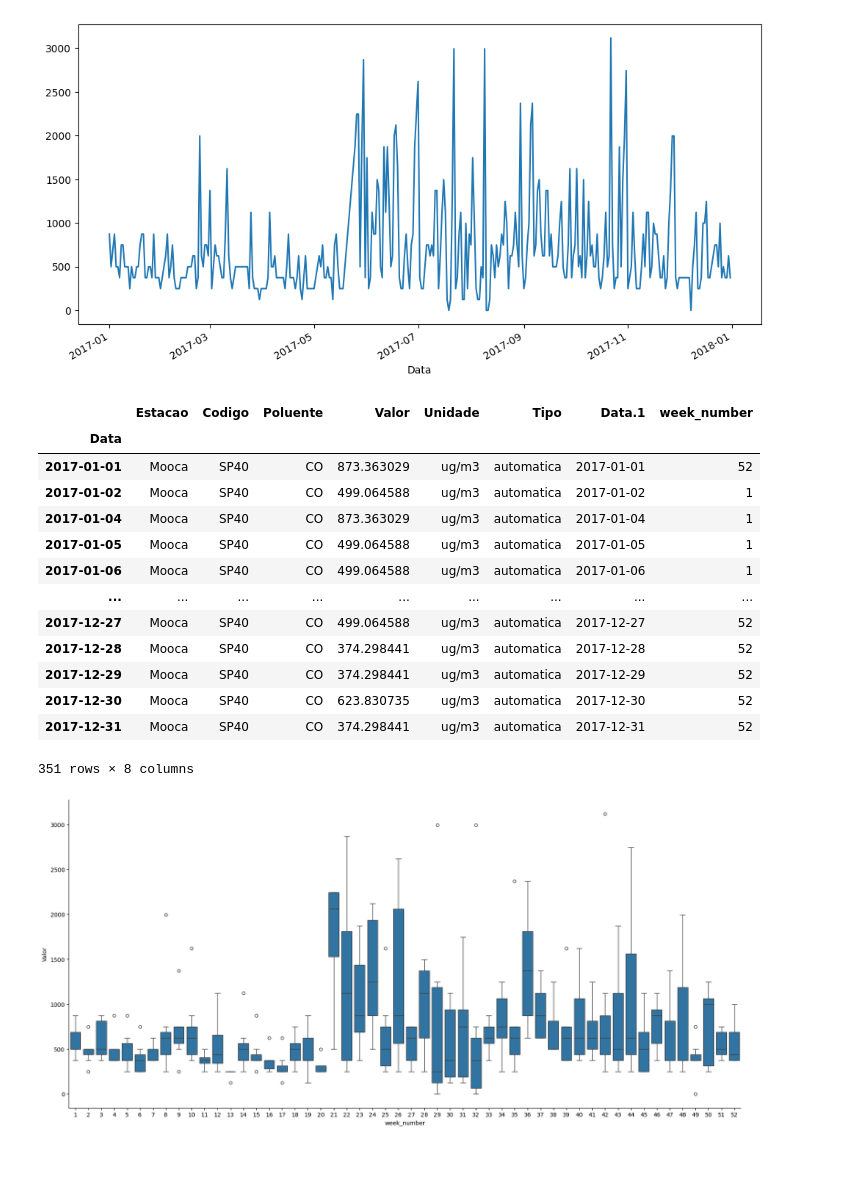
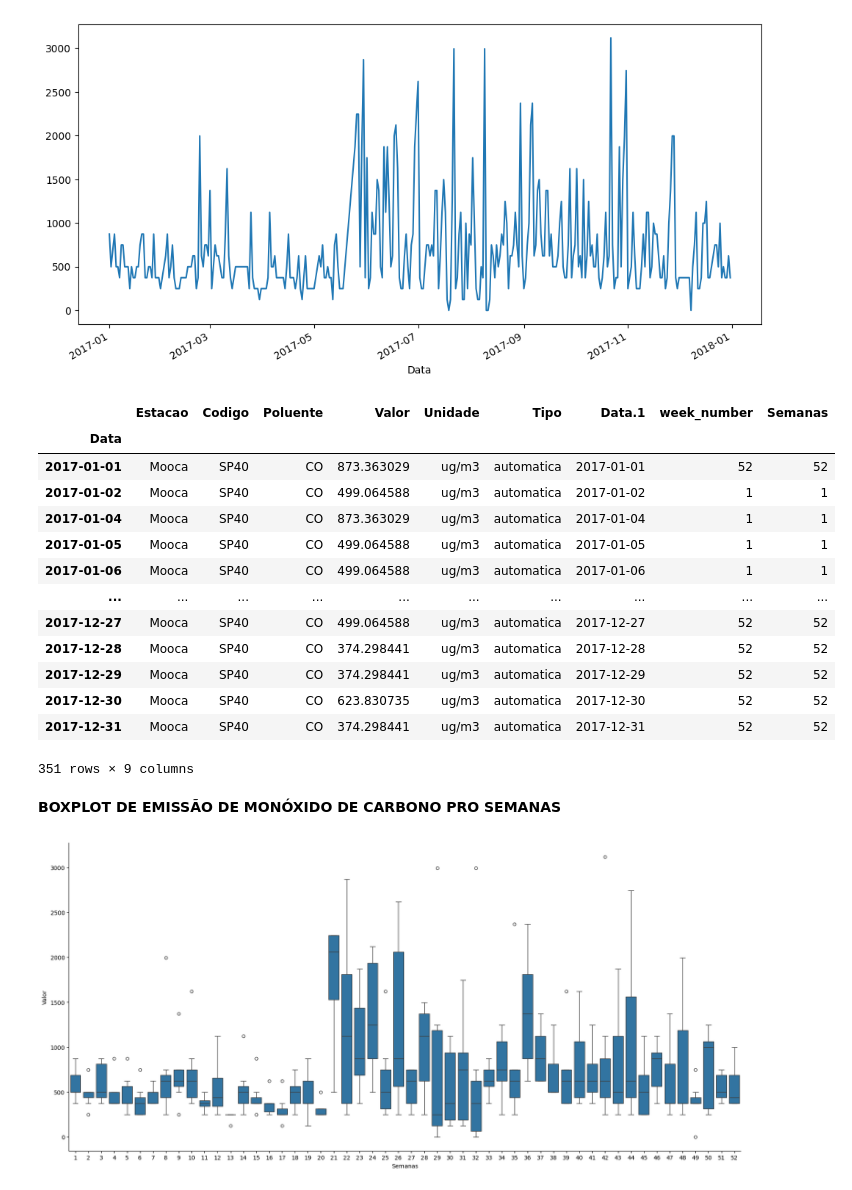
Before and after one commit to Magoji91/-Electric-power-consumption, a Jupyter notebook: Prova_Final_AD_2024.ipynb, the cells around one changed output. Drawn from its saved outputs; the diff is of its cells as text; code cells hidden in the pictures; blank space fills up the shorter version.

```diff
--- a/Prova_Final_AD_2024.ipynb
+++ b/Prova_Final_AD_2024.ipynb
@@ -80,22 +82,24 @@ df['Valor'].plot();
 [figure]
 # %%
 # extracting the week number
-df['week_number'] = pd.to_datetime(df['Data.1']).dt.isocalendar().week
+df['Semanas'] = pd.to_datetime(df['Data.1']).dt.isocalendar().week
 
 df
 # %% [output]
-|  | Estacao | Codigo | Poluente | Valor | Unidade | Tipo | Data.1 | week_number |
-| Data |  |  |  |  |  |  |  |  |
-| 2017-01-01 | Mooca | SP40 | CO | 873.363029 | ug/m3 | automatica | 2017-01-01 | 52 |
-| 2017-01-02 | Mooca | SP40 | CO | 499.064588 | ug/m3 | automatica | 2017-01-02 | 1 |
-| 2017-01-04 | Mooca | SP40 | CO | 873.363029 | ug/m3 | automatica | 2017-01-04 | 1 |
-| 2017-01-05 | Mooca | SP40 | CO | 499.064588 | ug/m3 | automatica | 2017-01-05 | 1 |
-| 2017-01-06 | Mooca | SP40 | CO | 499.064588 | ug/m3 | automatica | 2017-01-06 | 1 |
-| ... | ... | ... | ... | ... | ... | ... | ... | ... |
-| 2017-12-27 | Mooca | SP40 | CO | 499.064588 | ug/m3 | automatica | 2017-12-27 | 52 |
-| 2017-12-28 | Mooca | SP40 | CO | 374.298441 | ug/m3 | automatica | 2017-12-28 | 52 |
-| 2017-12-29 | Mooca | SP40 | CO | 374.298441 | ug/m3 | automatica | 2017-12-29 | 52 |
-| 2017-12-30 | Mooca | SP40 | CO | 623.830735 | ug/m3 | automatica | 2017-12-30 | 52 |
-| 2017-12-31 | Mooca | SP40 | CO | 374.298441 | ug/m3 | automatica | 2017-12-31 | 52 |
+|  | Estacao | Codigo | Poluente | Valor | Unidade | Tipo | Data.1 | week_number | Semanas |
+| Data |  |  |  |  |  |  |  |  |  |
+| 2017-01-01 | Mooca | SP40 | CO | 873.363029 | ug/m3 | automatica | 2017-01-01 | 52 | 52 |
+| 2017-01-02 | Mooca | SP40 | CO | 499.064588 | ug/m3 | automatica | 2017-01-02 | 1 | 1 |
+| 2017-01-04 | Mooca | SP40 | CO | 873.363029 | ug/m3 | automatica | 2017-01-04 | 1 | 1 |
+| 2017-01-05 | Mooca | SP40 | CO | 499.064588 | ug/m3 | automatica | 2017-01-05 | 1 | 1 |
+| 2017-01-06 | Mooca | SP40 | CO | 499.064588 | ug/m3 | automatica | 2017-01-06 | 1 | 1 |
+| ... | ... | ... | ... | ... | ... | ... | ... | ... | ... |
+| 2017-12-27 | Mooca | SP40 | CO | 499.064588 | ug/m3 | automatica | 2017-12-27 | 52 | 52 |
+| 2017-12-28 | Mooca | SP40 | CO | 374.298441 | ug/m3 | automatica | 2017-12-28 | 52 | 52 |
+| 2017-12-29 | Mooca | SP40 | CO | 374.298441 | ug/m3 | automatica | 2017-12-29 | 52 | 52 |
+| 2017-12-30 | Mooca | SP40 | CO | 623.830735 | ug/m3 | automatica | 2017-12-30 | 52 | 52 |
+| 2017-12-31 | Mooca | SP40 | CO | 374.298441 | ug/m3 | automatica | 2017-12-31 | 52 | 52 |
-351 rows × 8 columns
+351 rows × 9 columns
+# %% [markdown]
+**BOXPLOT DE EMISSÃO DE MONÓXIDO DE CARBONO PRO SEMANAS**
 # %%
```
Also changed, not shown: parts of 8 cells of this notebook.
